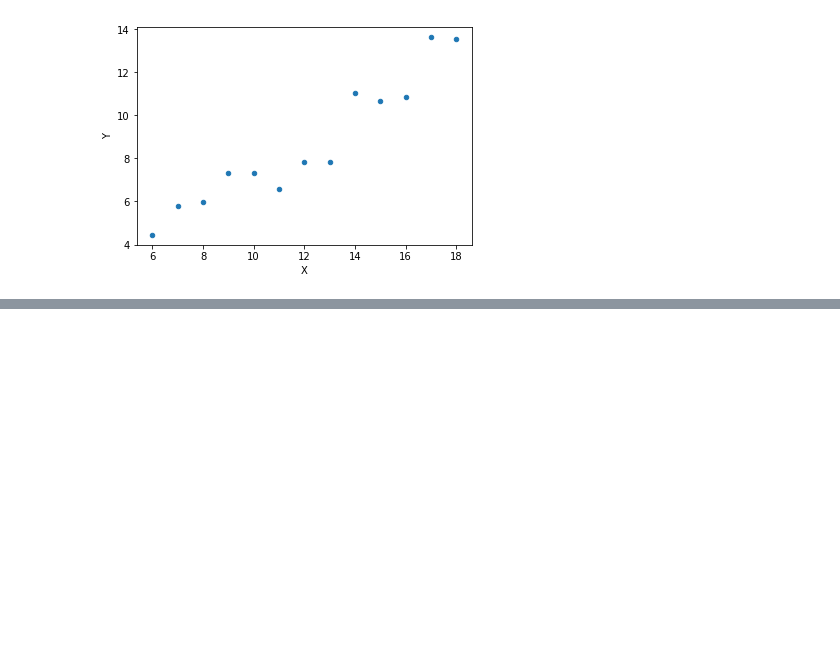
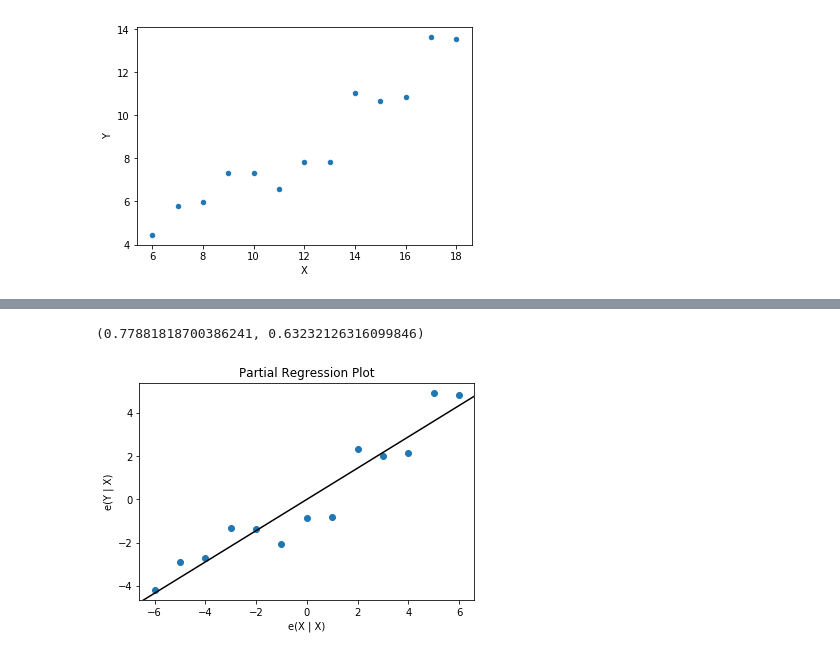
Before and after one commit to gongxiaobo2006/basic_ecomonetrics, a Jupyter notebook: ch03/tb3_2.ipynb, the cells around one changed output, grey strips where cells are left out. Drawn from its saved outputs; the diff is of its cells as text; code cells hidden in the pictures; blank space fills up the shorter version.

```diff
--- a/ch03/tb3_2.ipynb
+++ b/ch03/tb3_2.ipynb
@@ -41,0 +46,2 @@ ImportError: cannot import name NUMPY_MKL
+# %%
+dt=dt.dropna()
@@ -41,0 +86,8 @@ ImportError: cannot import name NUMPY_MKL
+# %%
+print sm.stats.linear_rainbow(res)
+# %% [output]
+(0.77881818700386241, 0.63232126316099846)
+# %%
+sm.graphics.plot_partregress("Y", "X", [], data=dt, obs_labels=False).show()
+# %% [output]
+[figure, added]
```
Also changed, not shown: parts of 12 cells of this notebook, 1 other file.
